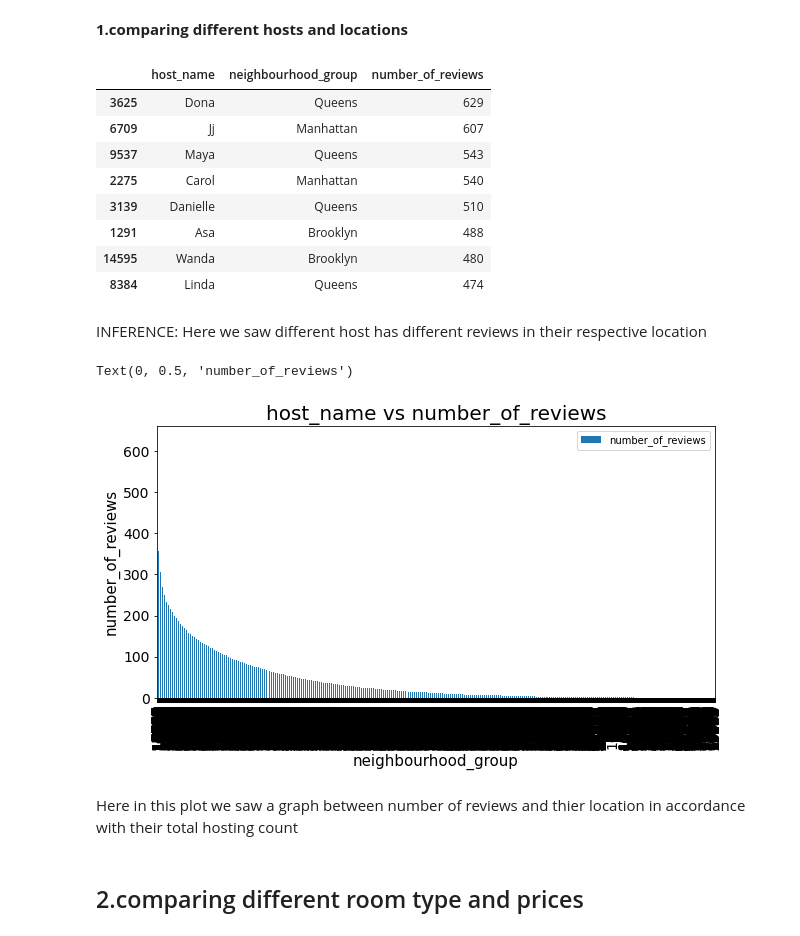
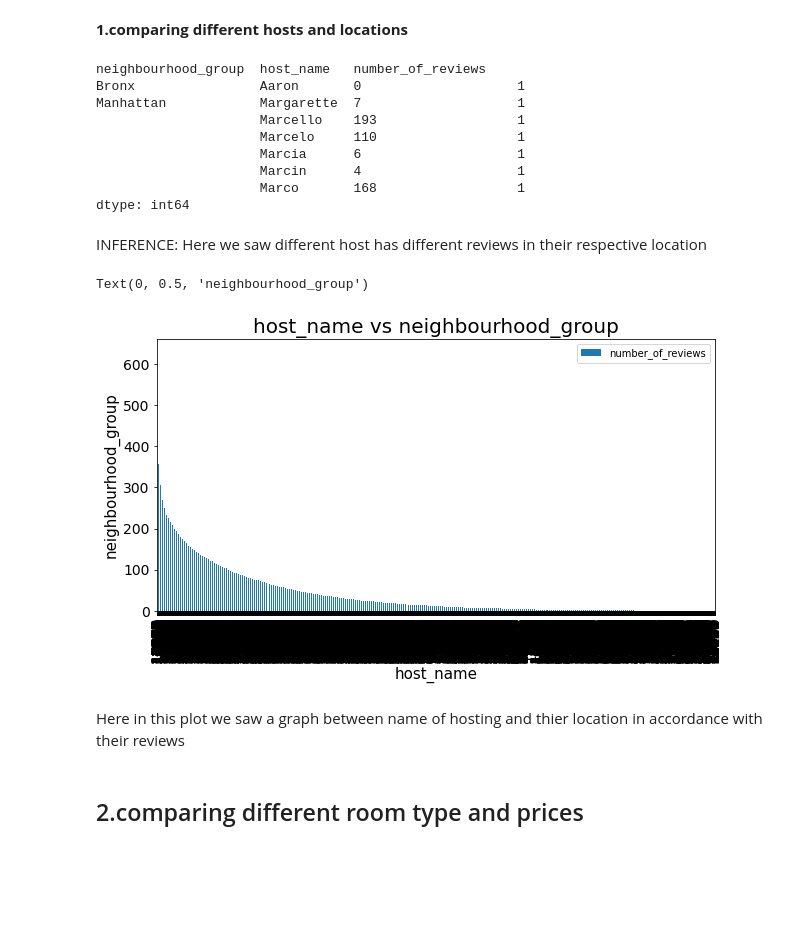
Before and after one commit to sahoomrutyunjaya12345/AirBnbBookingAnalysis, a Jupyter notebook: Mrutyunjayasahoo_airbnbipynb.ipynb, the cells around one changed output. Drawn from its saved outputs; the diff is of its cells as text; code cells hidden in the pictures; blank space fills up the shorter version.

```diff
--- a/Mrutyunjayasahoo_airbnbipynb.ipynb
+++ b/Mrutyunjayasahoo_airbnbipynb.ipynb
@@ -200,19 +221,19 @@ Automagic is ON, % prefix IS NOT needed for line magics.
 # %% [markdown]
 **1.comparing different hosts and locations**
 # %%
-diff_host_names=df1.groupby(['host_name','neighbourhood_group'])['number_of_reviews'].max().reset_index().sort_values(by='number_of_reviews', ascending=False)
+diff_host_names=df1.groupby(['neighbourhood_group','host_name'])['number_of_reviews'].max().reset_index().sort_values(by='number_of_reviews', ascending=False)
 # %%
-diff_host_names.head(8)
+diff_host_names.value_counts().head(7)
 # %% [output]
-|  | host_name | neighbourhood_group | number_of_reviews |
-| 3625 | Dona | Queens | 629 |
-| 6709 | Jj | Manhattan | 607 |
-| 9537 | Maya | Queens | 543 |
-| 2275 | Carol | Manhattan | 540 |
-| 3139 | Danielle | Queens | 510 |
-| 1291 | Asa | Brooklyn | 488 |
-| 14595 | Wanda | Brooklyn | 480 |
-| 8384 | Linda | Queens | 474 |
+neighbourhood_group  host_name   number_of_reviews
+Bronx                Aaron       0                    1
+Manhattan            Margarette  7                    1
+                     Marcello    193                  1
+                     Marcelo     110                  1
+                     Marcia      6                    1
+                     Marcin      4                    1
+                     Marco       168                  1
+dtype: int64
 # %% [markdown]
 INFERENCE: Here we saw different host has different reviews in their respective location
 # %%
@@ -220,15 +241,15 @@ INFERENCE: Here we saw different host has different reviews in their respective
 plt.rcParams['figure.figsize']=(15,5)
 # %%
 ax = diff_host_names.plot.bar(figsize = (10,5),fontsize = 14)
-ax.set_title('host_name vs number_of_reviews',fontsize = 20)
+ax.set_title('host_name vs neighbourhood_group',fontsize = 20)
 
-ax.set_xlabel('neighbourhood_group', fontsize = 15)
-ax.set_ylabel('number_of_reviews', fontsize = 15)
+ax.set_xlabel('host_name', fontsize = 15)
+ax.set_ylabel('neighbourhood_group', fontsize = 15)
 # %% [output]
-Text(0, 0.5, 'number_of_reviews')
+Text(0, 0.5, 'neighbourhood_group')
-[figure, old version]
+[figure, new version]
 # %% [markdown]
-Here in this plot we saw a graph between number of reviews and thier location in accordance with their total hosting count
+Here in this plot we saw a graph between name of hosting and thier location in accordance with their reviews
 # %% [markdown]
 ## 2.comparing different room type and prices
 # %%
```
Also changed, not shown: parts of 14 cells of this notebook.
